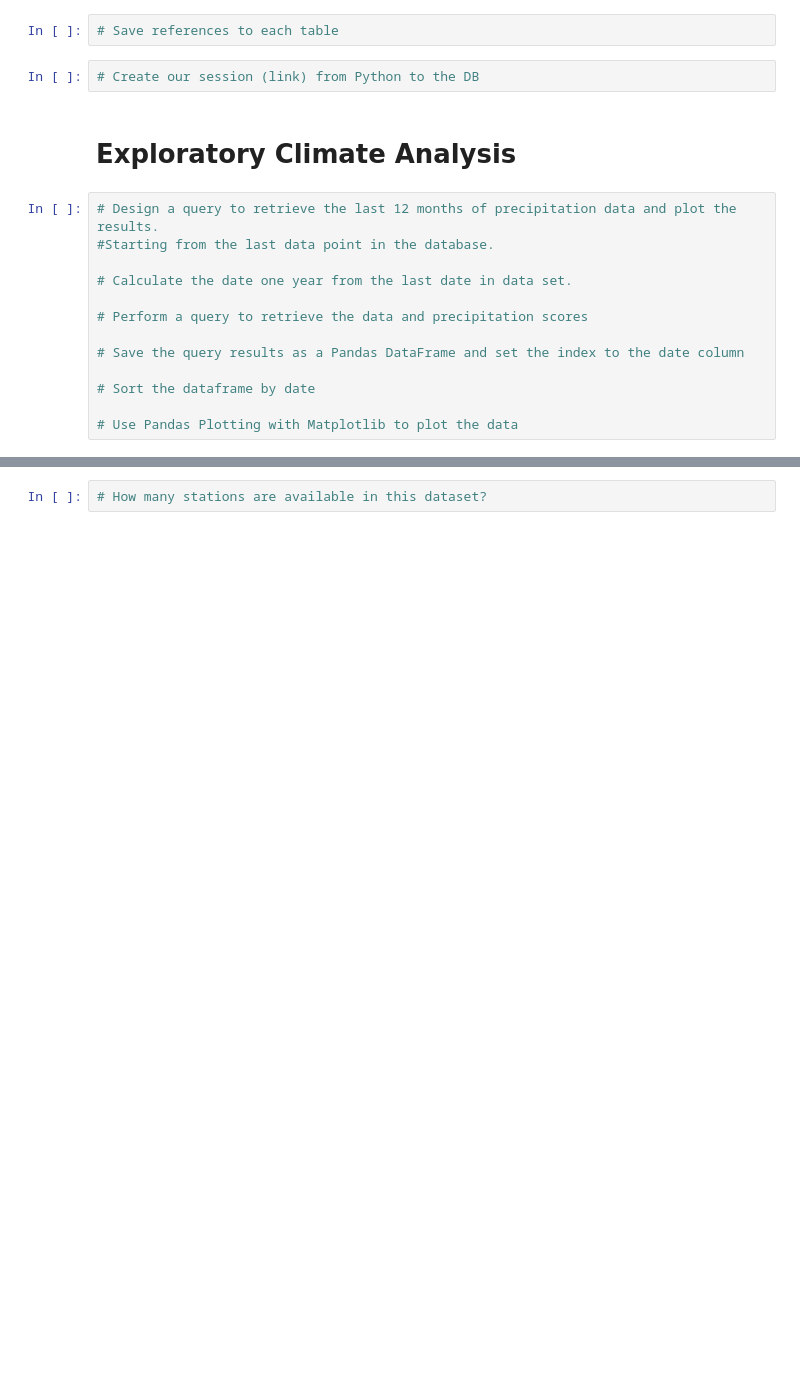
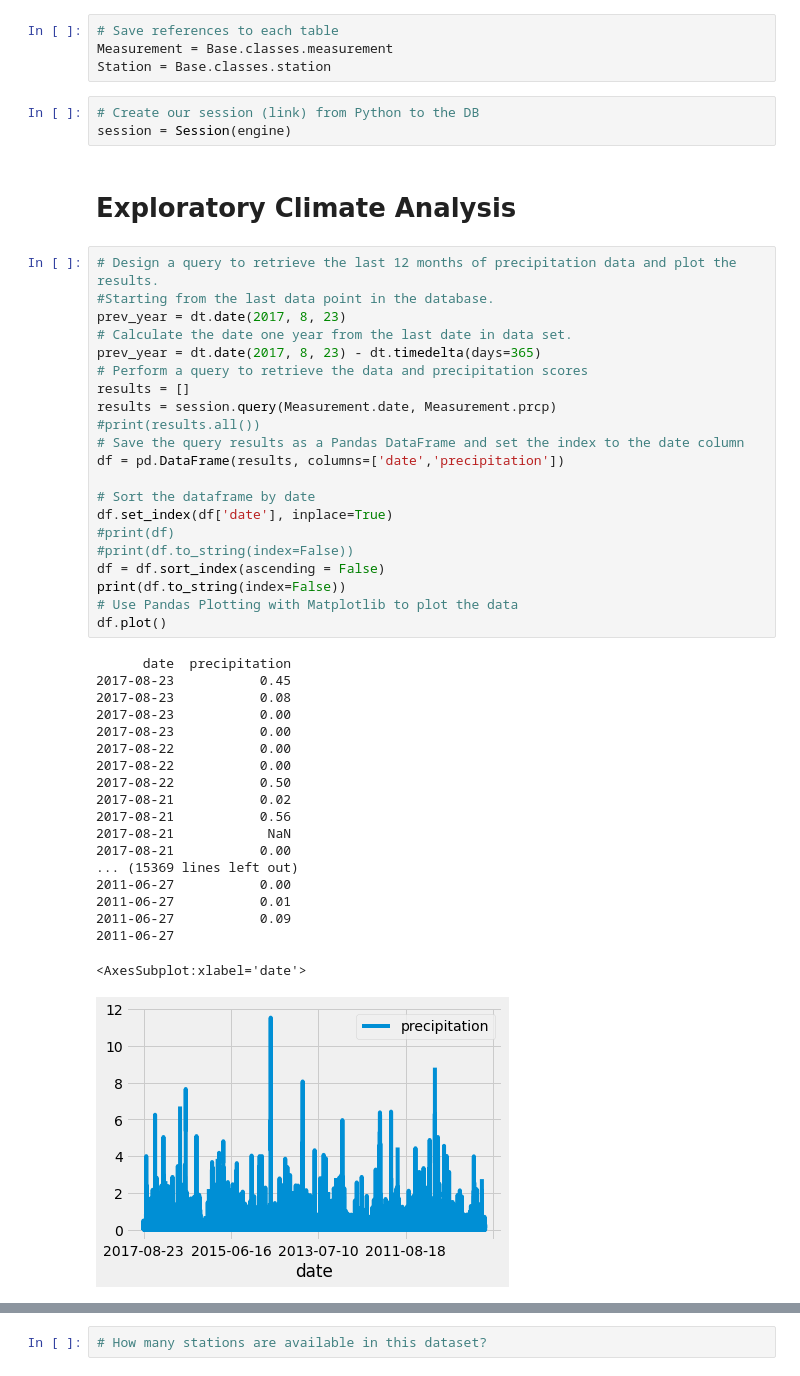
Before and after one commit to pranavspatel/surfs_up, a Jupyter notebook: climate_analysis.ipynb, the cells around one changed output, grey strips where cells are left out. Saved outputs shown, nothing was run; the diff lists cells and outputs as text; blank space fills up the shorter version.

```diff
--- a/climate_analysis.ipynb
+++ b/climate_analysis.ipynb
@@ -28,22 +29,53 @@ Base.prepare(engine, reflect=True)
 Base.classes.keys()
 # %%
 # Save references to each table
+Measurement = Base.classes.measurement
+Station = Base.classes.station
 # %%
 # Create our session (link) from Python to the DB
+session = Session(engine)
 # %% [markdown]
 # Exploratory Climate Analysis
 # %%
 # Design a query to retrieve the last 12 months of precipitation data and plot the results.
 #Starting from the last data point in the database.
-
+prev_year = dt.date(2017, 8, 23)
 # Calculate the date one year from the last date in data set.
-
+prev_year = dt.date(2017, 8, 23) - dt.timedelta(days=365)
 # Perform a query to retrieve the data and precipitation scores
-
+results = []
+results = session.query(Measurement.date, Measurement.prcp)
+#print(results.all())
 # Save the query results as a Pandas DataFrame and set the index to the date column
+df = pd.DataFrame(results, columns=['date','precipitation'])
 
 # Sort the dataframe by date
-
+df.set_index(df['date'], inplace=True)
+#print(df)
+#print(df.to_string(index=False))
+df = df.sort_index(ascending = False)
+print(df.to_string(index=False))
 # Use Pandas Plotting with Matplotlib to plot the data
+df.plot()
+# %% [output]
+      date  precipitation
+2017-08-23           0.45
+2017-08-23           0.08
+2017-08-23           0.00
+2017-08-23           0.00
+2017-08-22           0.00
+2017-08-22           0.00
+2017-08-22           0.50
+2017-08-21           0.02
+2017-08-21           0.56
+2017-08-21            NaN
+2017-08-21           0.00
+... (15369 lines left out)
+2011-06-27           0.00
+2011-06-27           0.01
+2011-06-27           0.09
+2011-06-27
+<AxesSubplot:xlabel='date'>
+[figure, added]
 # %%
 # Use Pandas to calcualte the summary statistics for the precipitation data
```
Also changed, not shown: parts of 2 cells of this notebook, 1 other file.
